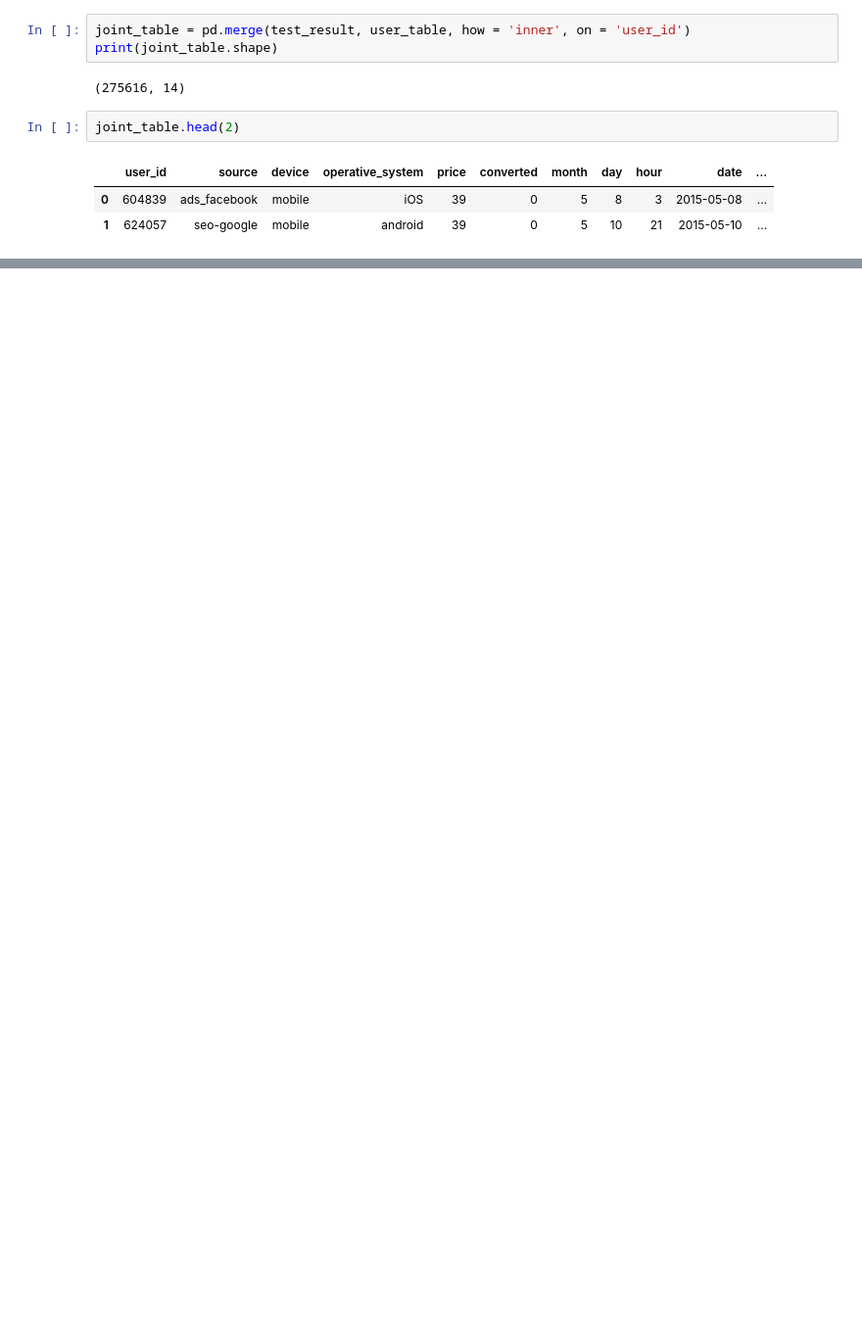
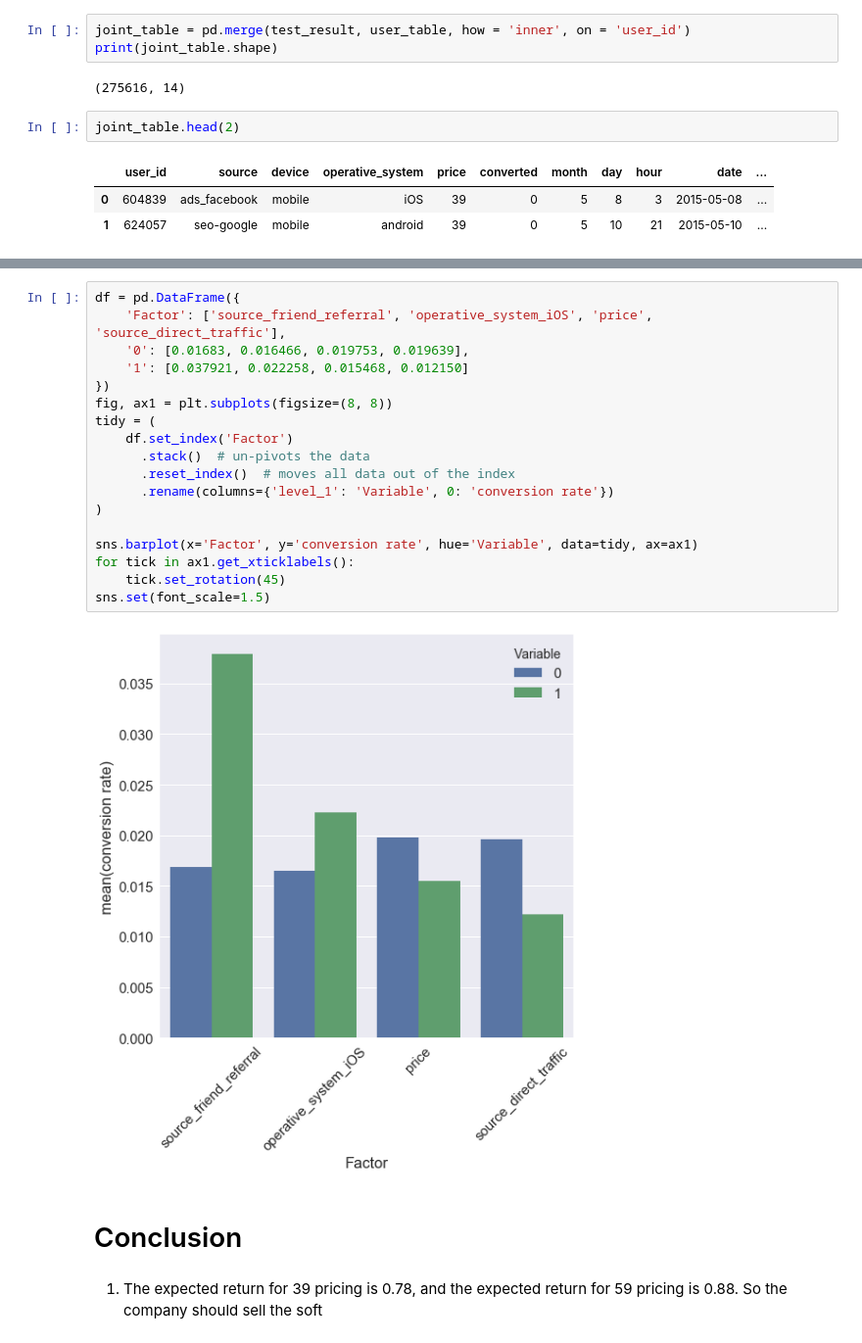
Before and after one commit to mizhazha/insight_data_challenge, a Jupyter notebook: challege2/EDA.ipynb, the cells around one changed output, grey strips where cells are left out. Shown at 98% size. Drawn from its saved outputs; the diff is of its cells as text; blank space fills up the shorter version.

Commit message:
add factor analysis

```diff
--- a/challege2/EDA.ipynb
+++ b/challege2/EDA.ipynb
@@ -173,0 +240,25 @@ feature = joint_table[['source', 'device', 'operative_system', 'price', 'city',
+# %%
+df = pd.DataFrame({
+    'Factor': ['source_friend_referral', 'operative_system_iOS', 'price', 'source_direct_traffic'],
+    '0': [0.01683, 0.016466, 0.019753, 0.019639],
+    '1': [0.037921, 0.022258, 0.015468, 0.012150]
+})
+fig, ax1 = plt.subplots(figsize=(8, 8))
+tidy = (
+    df.set_index('Factor')
+      .stack()  # un-pivots the data
+      .reset_index()  # moves all data out of the index
+      .rename(columns={'level_1': 'Variable', 0: 'conversion rate'})
+)
+
+sns.barplot(x='Factor', y='conversion rate', hue='Variable', data=tidy, ax=ax1)
+for tick in ax1.get_xticklabels():
+    tick.set_rotation(45)
+sns.set(font_scale=1.5)
+# %% [output]
+[figure, added]
+# %% [markdown]
+# Conclusion
+# %% [markdown]
+1. The expected return for 39 pricing is 0.78, and the expected return for 59 pricing is 0.88. So the company should
+sell the soft
```
Also changed, not shown: parts of 11 cells of this notebook.
